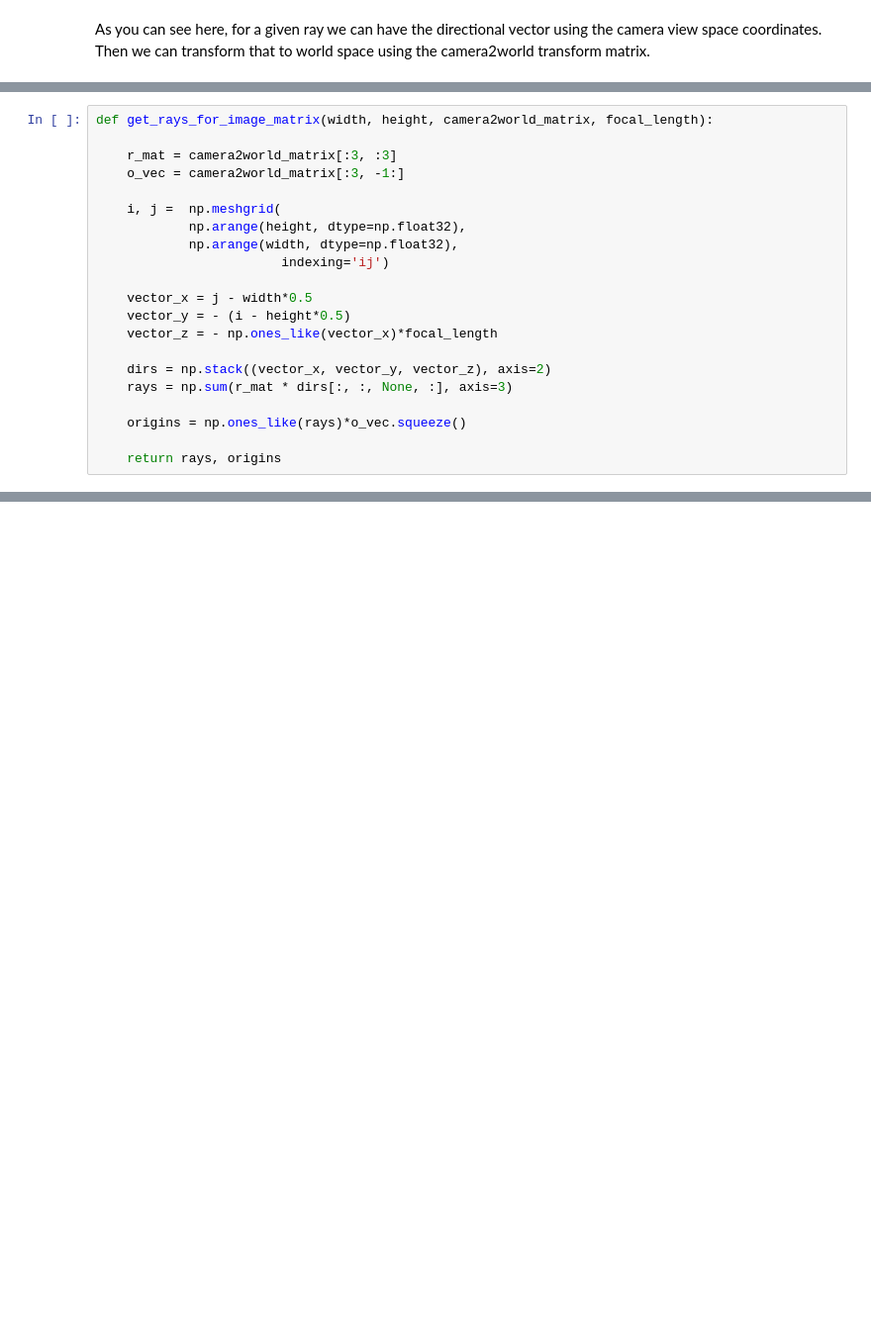
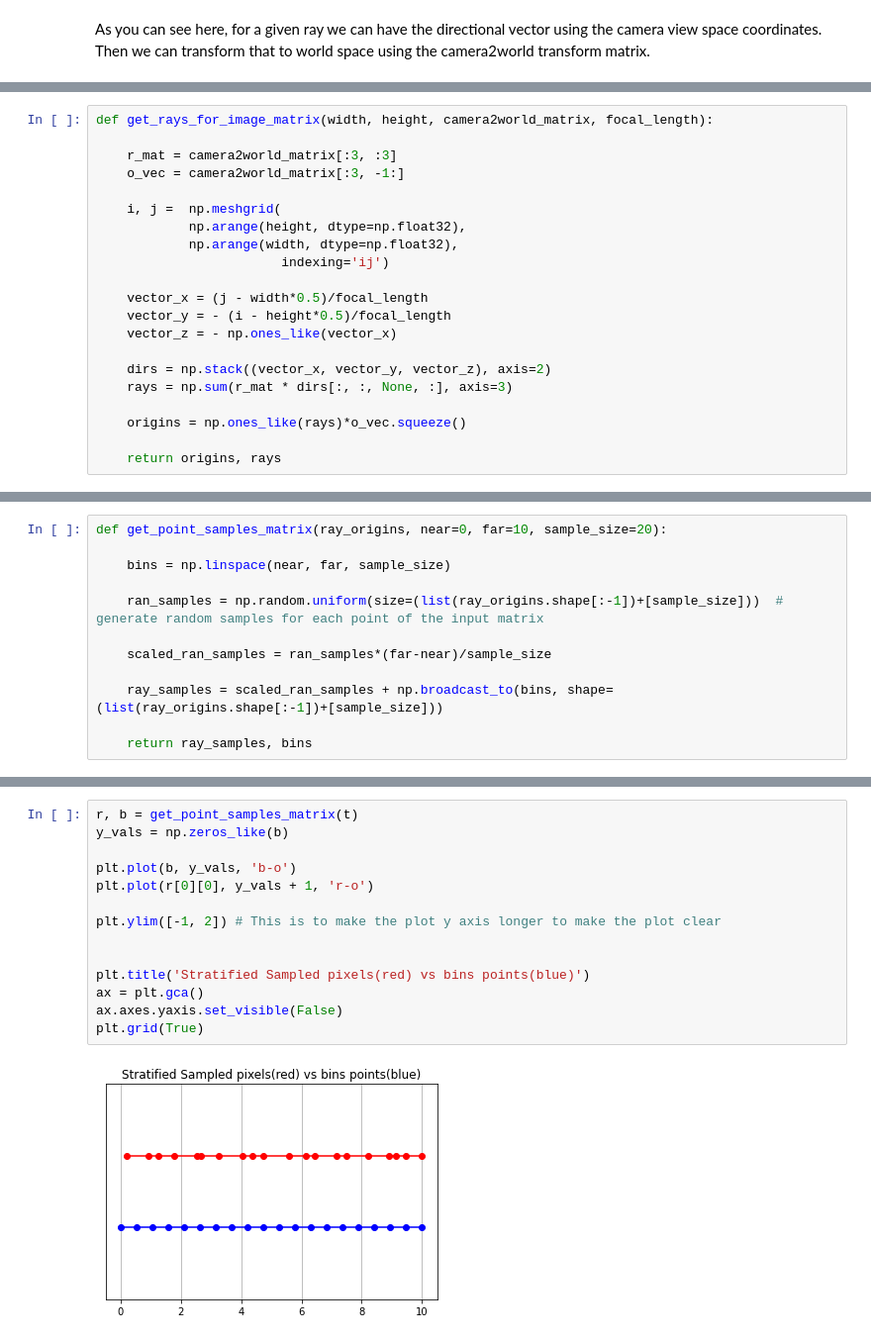
Before and after one commit to DinushkaDDS/Research-Paper-Implementations, a Jupyter notebook: NeRF - Neural Radiance Fields/data understanding.ipynb, the cells around one changed output, grey strips where cells are left out. Shown at 99% size. Saved outputs shown, nothing was run; the diff lists cells and outputs as text; blank space fills up the shorter version.

```diff
--- a/NeRF - Neural Radiance Fields/data understanding.ipynb
+++ b/NeRF - Neural Radiance Fields/data understanding.ipynb
@@ -187,16 +188,16 @@ def get_rays_for_image_matrix(width, height, camera2world_matrix, focal_length):
             np.arange(width, dtype=np.float32),
                         indexing='ij')
 
-    vector_x = j - width*0.5
-    vector_y = - (i - height*0.5)
-    vector_z = - np.ones_like(vector_x)*focal_length
+    vector_x = (j - width*0.5)/focal_length
+    vector_y = - (i - height*0.5)/focal_length
+    vector_z = - np.ones_like(vector_x)
 
     dirs = np.stack((vector_x, vector_y, vector_z), axis=2)
     rays = np.sum(r_mat * dirs[:, :, None, :], axis=3)
 
     origins = np.ones_like(rays)*o_vec.squeeze()
 
-    return rays, origins
+    return origins, rays
 # %%
 t, u = get_rays_for_image_matrix(3, 2, r_mat, 2)
 print(t)
@@ -218,0 +245,12 @@ print(u)
+# %%
+def get_point_samples_matrix(ray_origins, near=0, far=10, sample_size=20):
+
+    bins = np.linspace(near, far, sample_size)
+
+    ran_samples = np.random.uniform(size=(list(ray_origins.shape[:-1])+[sample_size]))  # generate random samples for each point of the input matrix
+
+    scaled_ran_samples = ran_samples*(far-near)/sample_size
+
+    ray_samples = scaled_ran_samples + np.broadcast_to(bins, shape=(list(ray_origins.shape[:-1])+[sample_size]))
+
+    return ray_samples, bins
@@ -218,0 +261,16 @@ print(u)
+# %%
+r, b = get_point_samples_matrix(t)
+y_vals = np.zeros_like(b)
+
+plt.plot(b, y_vals, 'b-o')
+plt.plot(r[0][0], y_vals + 1, 'r-o')
+
+plt.ylim([-1, 2]) # This is to make the plot y axis longer to make the plot clear
+
+
+plt.title('Stratified Sampled pixels(red) vs bins points(blue)')
+ax = plt.gca()
+ax.axes.yaxis.set_visible(False)
+plt.grid(True)
+# %% [output]
+[figure, added]
```
Also changed, not shown: parts of 10 cells of this notebook, 1 other file.
